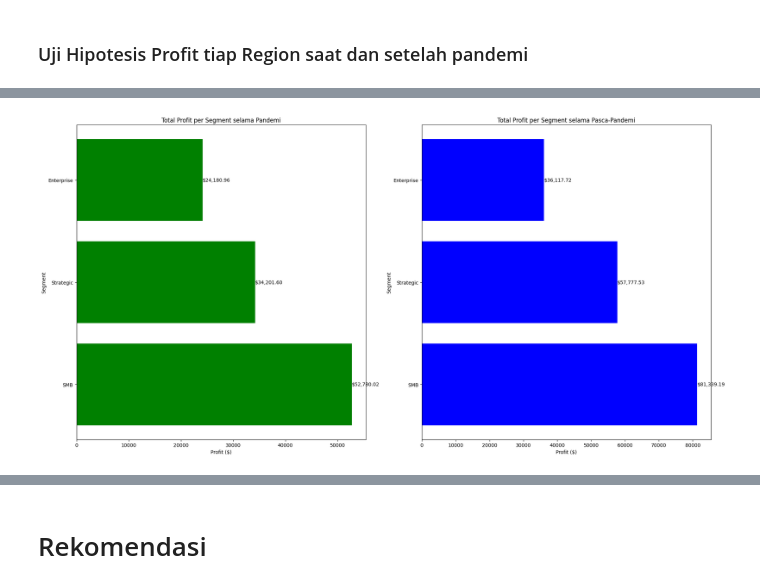
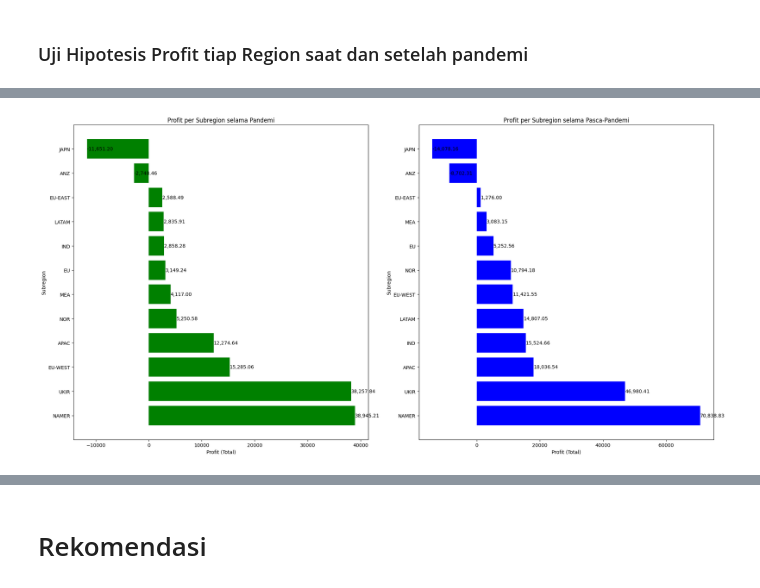
Before and after one commit to ZidanARajendra/Capstone-2-Purwadhika, a Jupyter notebook: Capstone 2 Purwadhika.ipynb, the cells around one changed output, grey strips where cells are left out. Cells and saved outputs as stored; diff of their text form; code cells hidden in the pictures.

```diff
--- a/Capstone 2 Purwadhika.ipynb
+++ b/Capstone 2 Purwadhika.ipynb
@@ -683,6 +732,11 @@ pandemic_profit = pandemic_df.groupby("Industry")[["Profit"]].sum().sort_values(
 # Menghitung total profit untuk setiap industry selama periode pasca-pandemi
 post_pandemic_df = df[df['Periode'] == 'Pasca-Pandemi']
 post_pandemic_profit = post_pandemic_df.groupby("Industry")[["Profit"]].sum().sort_values(by="Profit", ascending=False)
+
+# Menyelaraskan industry untuk kedua periode
+combined_industries = pandemic_profit.index.union(post_pandemic_profit.index)
+pandemic_profit = pandemic_profit.reindex(combined_industries, fill_value=0)
+post_pandemic_profit = post_pandemic_profit.reindex(combined_industries, fill_value=0)
 
 # Menampilkan hasil dalam bentuk dataframe
 pandemic_profit_df = pandemic_profit.reset_index()
@@ -1166,40 +1895,49 @@ plt.show()
 # %%
-# Menghitung total profit untuk setiap segment selama periode pandemi
+import pandas as pd
+import matplotlib.pyplot as plt
+
+# Menghitung total profit untuk setiap subregion selama periode pandemi
 pandemic_df = df[df['Periode'] == 'Pandemi']
-pandemic_profit = pandemic_df.groupby("Segment")[["Profit"]].sum().sort_values(by="Profit", ascending=False)
+pandemic_profit = pandemic_df.groupby(["Region", "Subregion"])[["Profit"]].sum()
 
-# Menghitung total profit untuk setiap segment selama periode pasca-pandemi
+# Menyortir berdasarkan profit dalam urutan menurun
+pandemic_profit = pandemic_profit.sort_values("Profit", ascending=False)
+
+# Menghitung total profit untuk setiap subregion selama periode pasca-pandemi
 post_pandemic_df = df[df['Periode'] == 'Pasca-Pandemi']
-post_pandemic_profit = post_pandemic_df.groupby("Segment")[["Profit"]].sum().sort_values(by="Profit", ascending=False)
+post_pandemic_profit = post_pandemic_df.groupby(["Region", "Subregion"])[["Profit"]].sum()
+
+# Menyortir berdasarkan profit dalam urutan menurun
+post_pandemic_profit = post_pandemic_profit.sort_values("Profit", ascending=False)
 
 # Menampilkan hasil dalam bentuk dataframe
 pandemic_profit_df = pandemic_profit.reset_index()
 post_pandemic_profit_df = post_pandemic_profit.reset_index()
 
 # Membuat subplot untuk periode pandemi dan pasca-pandemi
 fig, axes = plt.subplots(nrows=1, ncols=2, figsize=(20, 10))
 
 # Barplot horizontal untuk periode pandemi
-axes[0].barh(pandemic_profit_df['Segment'], pandemic_profit['Profit'], color='green')
-axes[0].set_xlabel('Profit ($)')
-axes[0].set_ylabel('Segment')
-axes[0].set_title('Total Profit per Segment selama Pandemi')
+axes[0].barh(pandemic_profit_df['Subregion'], pandemic_profit_df['Profit'], color='green')
+axes[0].set_xlabel('Profit (Total)')
+axes[0].set_ylabel('Subregion')
+axes[0].set_title('Profit per Subregion selama Pandemi')
 
 # Menampilkan nilai profit di atas setiap bar
-for index, value in enumerate(pandemic_profit['Profit']):
-    axes[0].text(value, index, f'${value:,.2f}', ha='left', va='center', color='black')
+for index, value in enumerate(pandemic_profit_df['Profit']):
+    axes[0].text(value, index, f'{value:,.2f}', ha='left', va='center', color='black')
 
 # Barplot horizontal untuk periode pasca-pandemi
-axes[1].barh(post_pandemic_profit_df['Segment'], post_pandemic_profit['Profit'], color='blue')
-axes[1].set_xlabel('Profit ($)')
-axes[1].set_ylabel('Segment')
-axes[1].set_title('Total Profit per Segment selama Pasca-Pandemi')
+axes[1].barh(post_pandemic_profit_df['Subregion'], post_pandemic_profit_df['Profit'], color='blue')
+axes[1].set_xlabel('Profit (Total)')
+axes[1].set_ylabel('Subregion')
+axes[1].set_title('Profit per Subregion selama Pasca-Pandemi')
 
 # Menampilkan nilai profit di atas setiap bar
-for index, value in enumerate(post_pandemic_profit['Profit']):
-    axes[1].text(value, index, f'${value:,.2f}', ha='left', va='center', color='black')
+for index, value in enumerate(post_pandemic_profit_df['Profit']):
+    axes[1].text(value, index, f'{value:,.2f}', ha='left', va='center', color='black')
 
 plt.tight_layout()
 plt.show()
 # %% [output]
-[figure, old version]
+[figure, new version]
```
Also changed, not shown: parts of 58 cells of this notebook.
